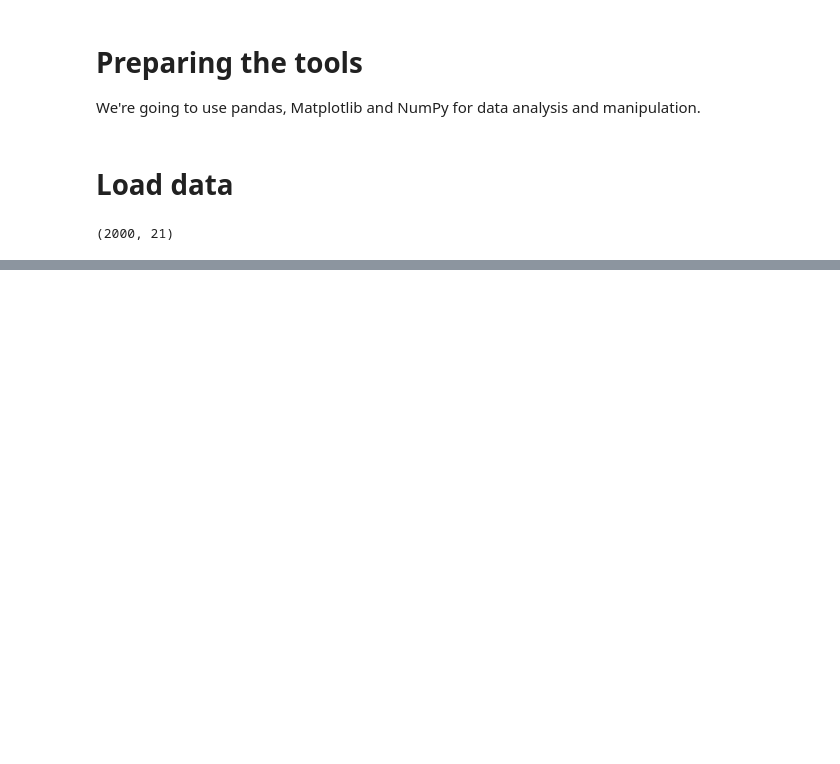
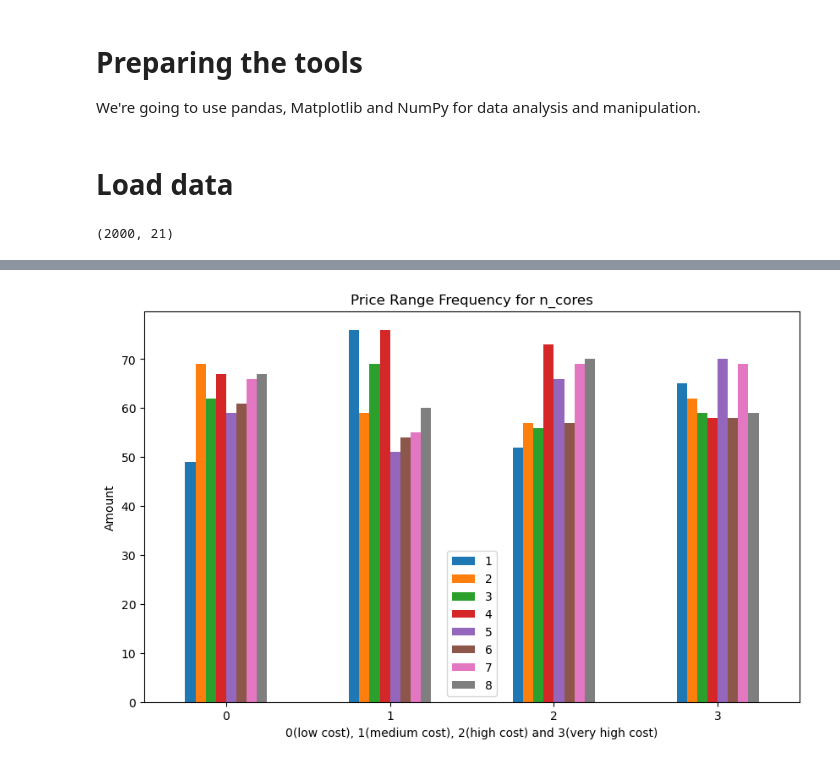
Before and after one commit to ryo873/mobile-price-classification, a Jupyter notebook: MobilePrice-Classification.ipynb, the cells around one changed output, grey strips where cells are left out. Drawn from its saved outputs; the diff is of its cells as text; code cells hidden in the pictures; blank space fills up the shorter version.

```diff
--- a/MobilePrice-Classification.ipynb
+++ b/MobilePrice-Classification.ipynb
@@ -108,0 +231,12 @@ print(df.shape) # (rows, columns)
+# %%
+# Create a plot of crosstab
+pd.crosstab(df['price_range'], df['n_cores']).plot(kind="bar",
+                                                   figsize=(10,6))
+
+plt.title("Price Range Frequency for n_cores")
+plt.xlabel("0(low cost), 1(medium cost), 2(high cost) and 3(very high cost)")
+plt.ylabel("Amount")
+plt.legend(["1","2","3","4","5","6","7","8"])
+plt.xticks(rotation=0);
+# %% [output]
+[figure, added]
```
Also changed, not shown: parts of 24 cells of this notebook.
